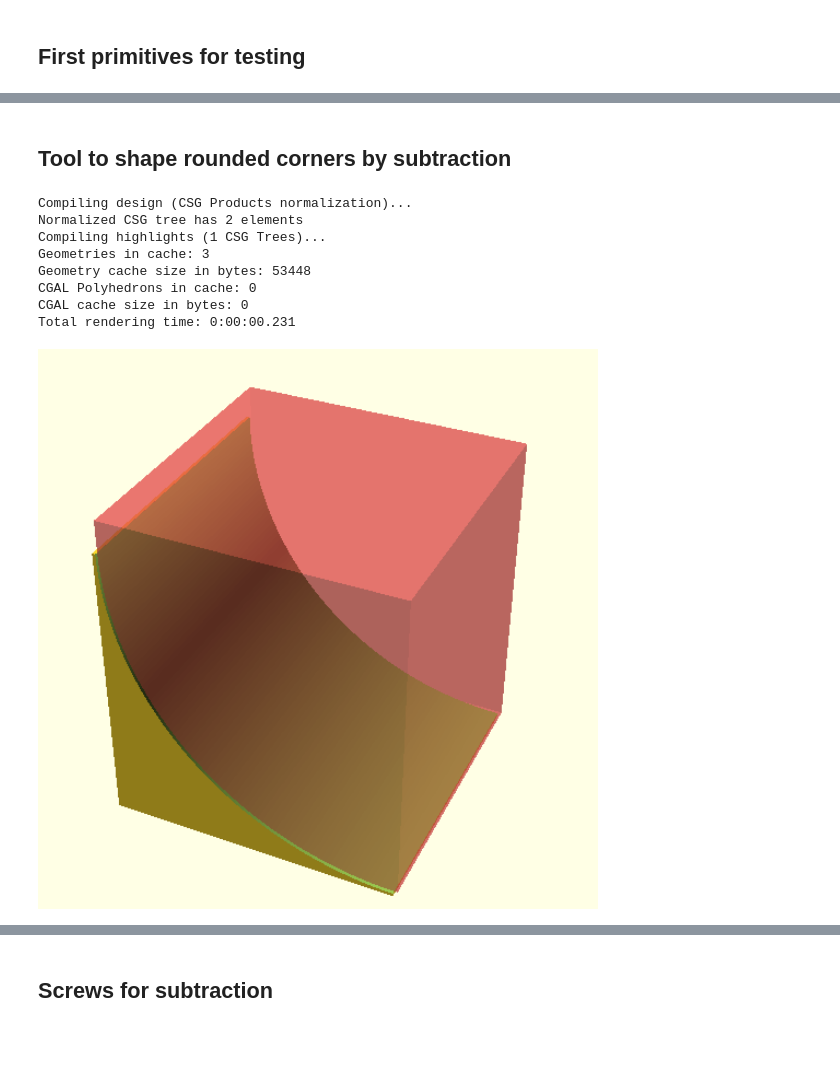
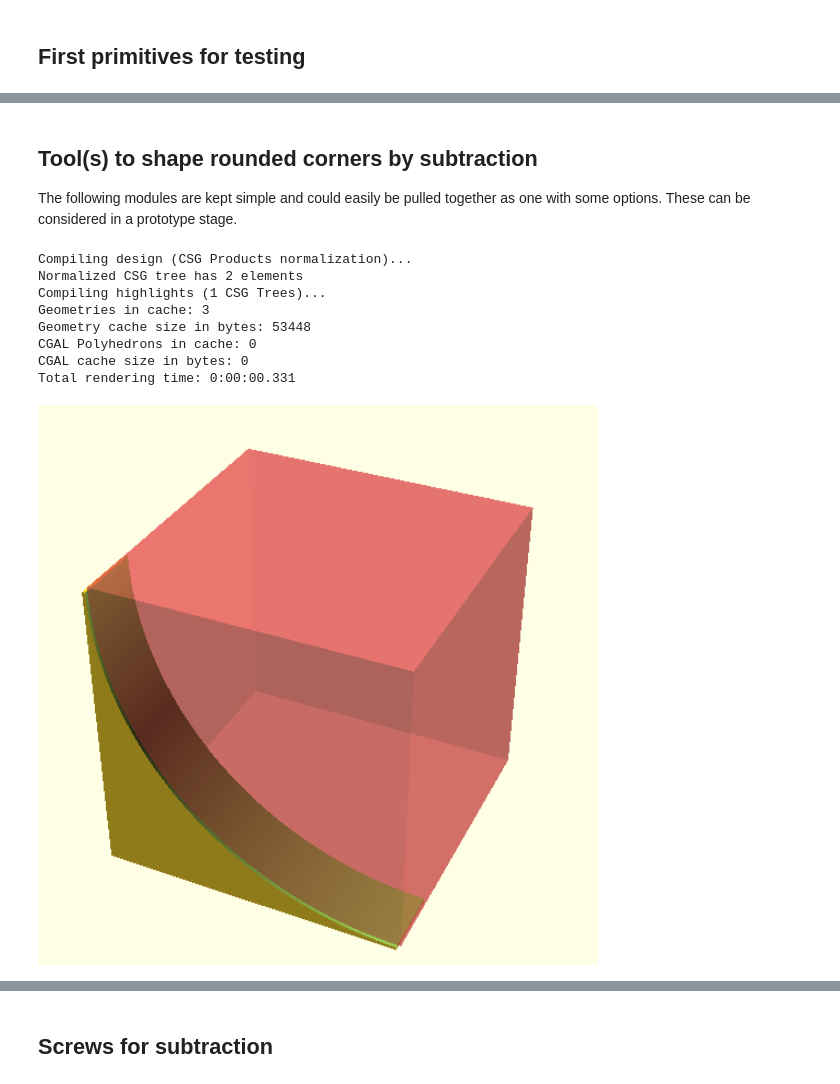
Before and after one commit to donnels/jupyter-openscad-aarch64, a Jupyter notebook: 3d-projects/dummy-strike-plate.ipynb, the cells around one changed output, grey strips where cells are left out. Cells and saved outputs as stored; diff of their text form; code cells hidden in the pictures; blank space fills up the shorter version.

```diff
--- a/3d-projects/dummy-strike-plate.ipynb
+++ b/3d-projects/dummy-strike-plate.ipynb
@@ -47,38 +70,52 @@ Total rendering time: 0:00:00.202
 # %% [markdown]
-## Tool to shape rounded corners by subtraction
+## Tool(s) to shape rounded corners by subtraction
+The following modules are kept simple and could easily be pulled together as one with some options.
+These can be considered in a prototype stage.
 # %%
 
 ;
-$fn=360;
-cornerRad=9;
-cornerHeight=10;
+shaperRad=9;
+shaperDepth=2.11;
+shaperHeight=4;
 module cornerShaperL () {
         difference() {
             translate([-.1,-.1,-.1])
-                cube([cornerRad+.1,cornerRad+.1,cornerRad+.1]);
-            translate([cornerRad,cornerHeight-.1,cornerRad])
+                cube([shaperRad+.1,shaperDepth,shaperRad+.1]);
+            translate([shaperRad,shaperHeight-.1,shaperRad])
                 rotate([90,0,0])
-                    cylinder(h=cornerHeight+.2,r=cornerRad);
+                    cylinder(h=shaperHeight+.2,r=shaperRad);
         }
 }
 module cornerShaperR () {
         difference() {
-            translate([0,0,-.1])
-                cube([cornerRad+.1,cornerRad+.1,cornerRad+.1]);
-            translate([0,cornerHeight,cornerRad])
+            translate([0,-.1,-.1])
+                cube([shaperRad+.1,shaperDepth,shaperRad+.1]);
+            translate([0,shaperHeight,shaperRad])
                 rotate([90,0,0])
-                    cylinder(h=cornerHeight+.2,r=cornerRad);
+                    cylinder(h=shaperHeight+.2,r=shaperRad);
         }
 }
+edgeShaperRad=2;
+edgeShaperLength=70;
+module edgeShaper (edgeShaperLength,edgeShaperRad) {
+        difference() {
+            translate([0,-.1,-.1])
+                cube([edgeShaperLength,edgeShaperRad+.2,edgeShaperRad+.2]);
+            translate ([-.1,edgeShaperRad,0])
+                rotate([0,90,0])
+                    cylinder(h=edgeShaperLength+.2,r=edgeShaperRad);
+            }
+}
 
-%%display cornerShaperL();#cube([cornerRad+.1,cornerRad+.1,cornerHeight]);
+
+%%display cornerShaperL();#cube([shaperRad+.1,shaperRad+.1,shaperRad+.1]);
 # %% [output]
 Compiling design (CSG Products normalization)...
 Normalized CSG tree has 2 elements
 Compiling highlights (1 CSG Trees)...
 Geometries in cache: 3
 Geometry cache size in bytes: 53448
 CGAL Polyhedrons in cache: 0
 CGAL cache size in bytes: 0
-Total rendering time: 0:00:00.231
+Total rendering time: 0:00:00.331
-[figure, old version]
+[figure, new version]
```
Also changed, not shown: parts of 14 cells of this notebook, 4 other files.
